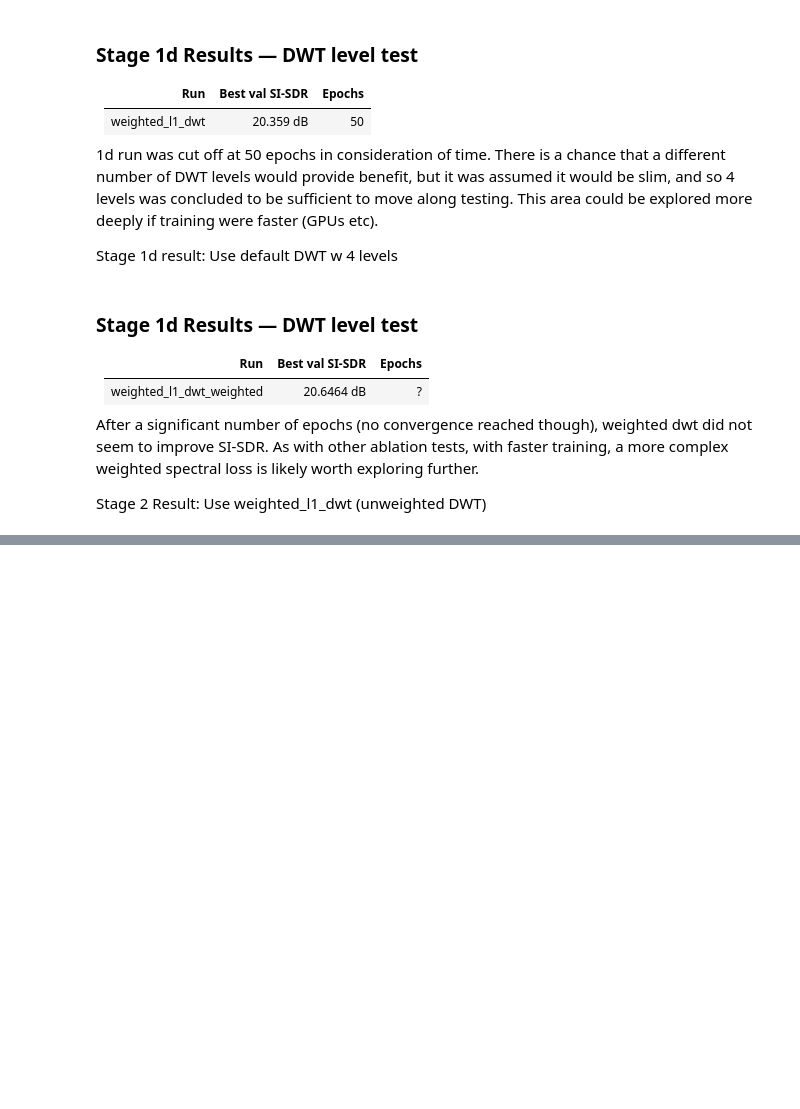
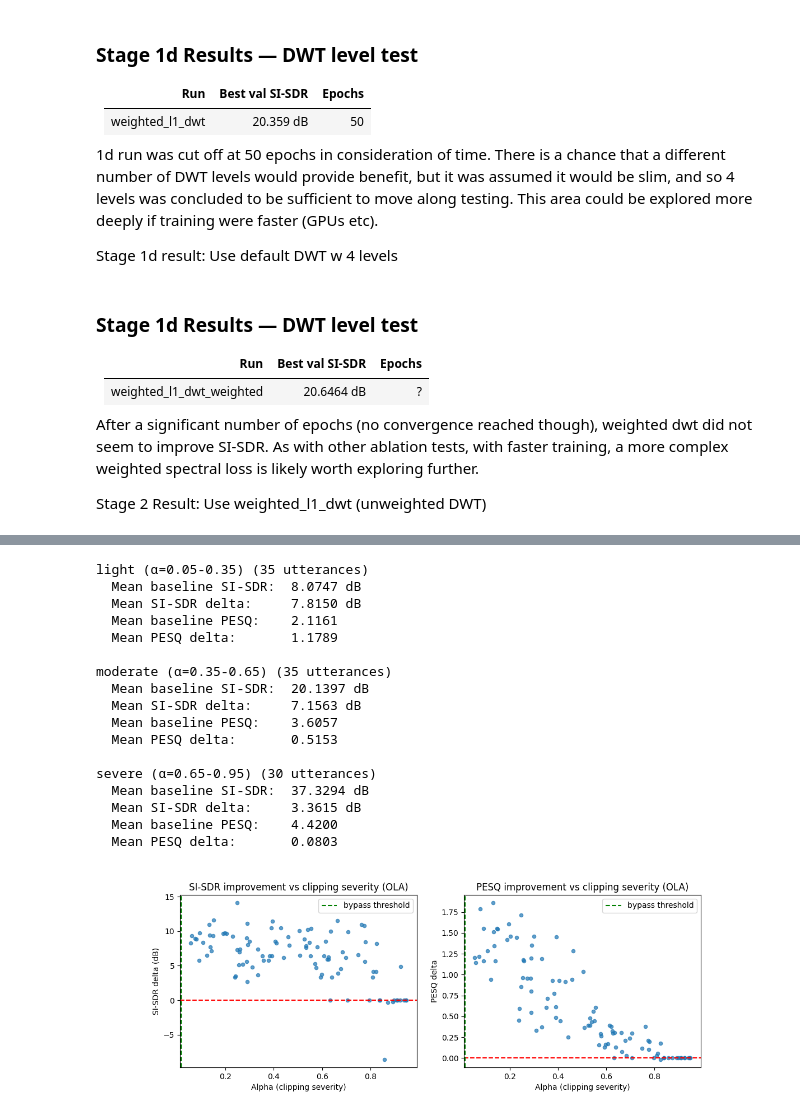
Before and after one commit to lane-miller/speech-declipping, a Jupyter notebook: 01_dnn/01_train_results.ipynb, the cells around one changed output, grey strips where cells are left out. Cells and saved outputs as stored; diff of their text form; code cells hidden in the pictures; blank space fills up the shorter version.

```diff
--- a/01_dnn/01_train_results.ipynb
+++ b/01_dnn/01_train_results.ipynb
@@ -109,0 +514,65 @@ Stage 2 Result: Use weighted_l1_dwt (unweighted DWT)
+# %%
+# Stratified results by clipping severity (alpha from manifest) — OLA + routed
+
+bins = [(0.05, 0.35), (0.35, 0.65), (0.65, 0.95)]
+bin_labels = ["light (α=0.05-0.35)", "moderate (α=0.35-0.65)", "severe (α=0.65-0.95)"]
+
+for (lo, hi), label in zip(bins, bin_labels):
+    indices = [i for i, e in enumerate(test_manifest) if lo <= e["alpha"] < hi]
+    if not indices:
+        continue
+
+    sdr_improvements = [test_sdr_ola[i] - test_baseline_scores_ola[i] for i in indices]
+    pesq_improvements = [test_pesq_ola[i] - test_baseline_pesq_ola[i] for i in indices]
+    baseline_sdrs = [test_baseline_scores_ola[i] for i in indices]
+    baseline_pesqs = [test_baseline_pesq_ola[i] for i in indices]
+
+    print(f"\n{label} ({len(indices)} utterances)")
+    print(f"  Mean baseline SI-SDR:  {np.mean(baseline_sdrs):.4f} dB")
+    print(f"  Mean SI-SDR delta:     {np.mean(sdr_improvements):.4f} dB")
+    print(f"  Mean baseline PESQ:    {np.mean(baseline_pesqs):.4f}")
+    print(f"  Mean PESQ delta:       {np.nanmean(pesq_improvements):.4f}")
+
+# Scatter plot: alpha vs SI-SDR delta and PESQ delta
+alphas = [e["alpha"] for e in test_manifest]
+sdr_deltas = [test_sdr_ola[i] - test_baseline_scores_ola[i] for i in range(len(test_manifest))]
+pesq_deltas = [test_pesq_ola[i] - test_baseline_pesq_ola[i] for i in range(len(test_manifest))]
+
+fig, axes = plt.subplots(1, 2, figsize=(12, 4))
+
+axes[0].scatter(alphas, sdr_deltas, s=20, alpha=0.7)
+axes[0].axhline(y=0, color='r', linestyle='--')
+axes[0].axvline(x=FC_BYPASS_OLA, color='g', linestyle='--', label='bypass threshold')
+axes[0].set_xlabel("Alpha (clipping severity)")
+axes[0].set_ylabel("SI-SDR delta (dB)")
+axes[0].set_title("SI-SDR improvement vs clipping severity (OLA)")
+axes[0].legend()
+
+axes[1].scatter(alphas, pesq_deltas, s=20, alpha=0.7)
+axes[1].axhline(y=0, color='r', linestyle='--')
+axes[1].axvline(x=FC_BYPASS_OLA, color='g', linestyle='--', label='bypass threshold')
+axes[1].set_xlabel("Alpha (clipping severity)")
+axes[1].set_ylabel("PESQ delta")
+axes[1].set_title("PESQ improvement vs clipping severity (OLA)")
+axes[1].legend()
+
+plt.show()
+# %% [output]
+light (α=0.05-0.35) (35 utterances)
+  Mean baseline SI-SDR:  8.0747 dB
+  Mean SI-SDR delta:     7.8150 dB
+  Mean baseline PESQ:    2.1161
+  Mean PESQ delta:       1.1789
+
+moderate (α=0.35-0.65) (35 utterances)
+  Mean baseline SI-SDR:  20.1397 dB
+  Mean SI-SDR delta:     7.1563 dB
+  Mean baseline PESQ:    3.6057
+  Mean PESQ delta:       0.5153
+
+severe (α=0.65-0.95) (30 utterances)
+  Mean baseline SI-SDR:  37.3294 dB
+  Mean SI-SDR delta:     3.3615 dB
+  Mean baseline PESQ:    4.4200
+  Mean PESQ delta:       0.0803
+[figure, added]
```
Also changed, not shown: parts of 7 cells of this notebook, 3 other files.
